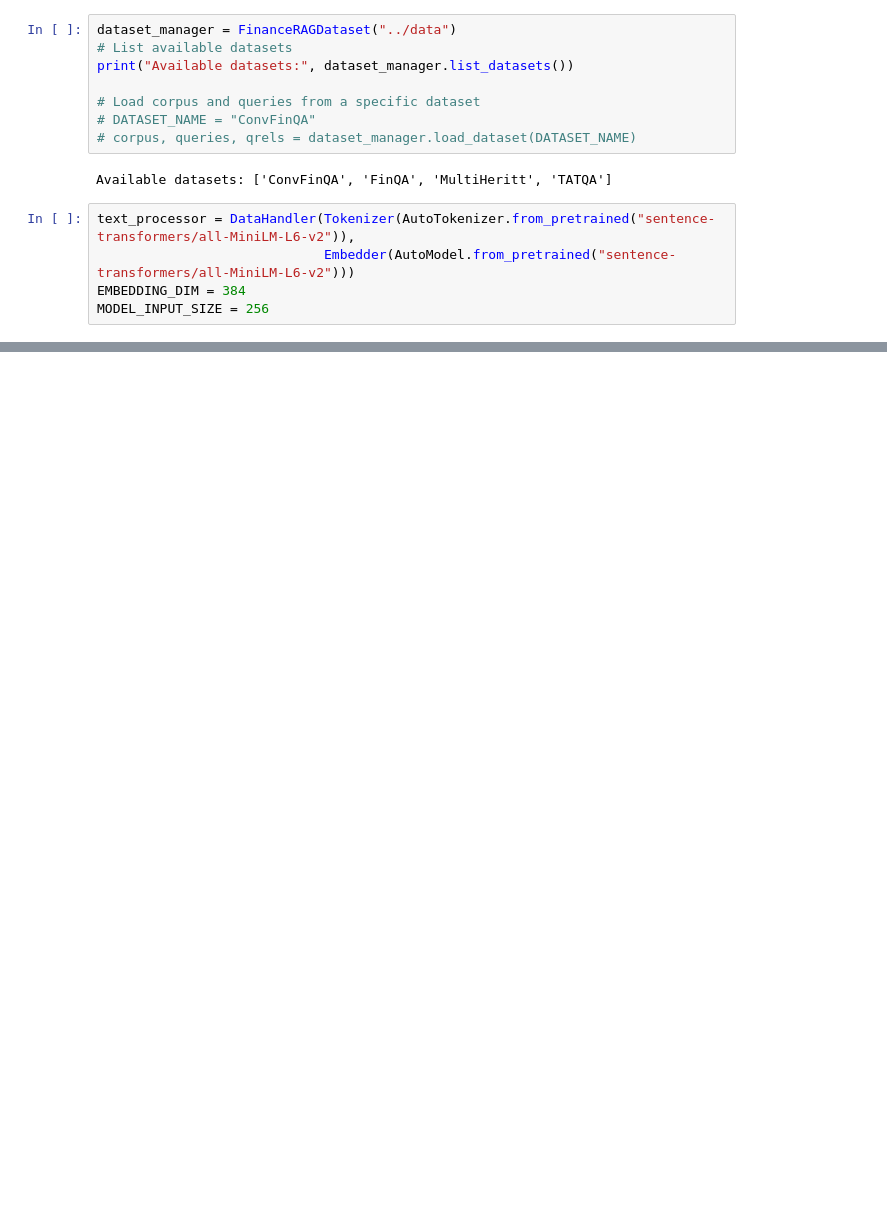
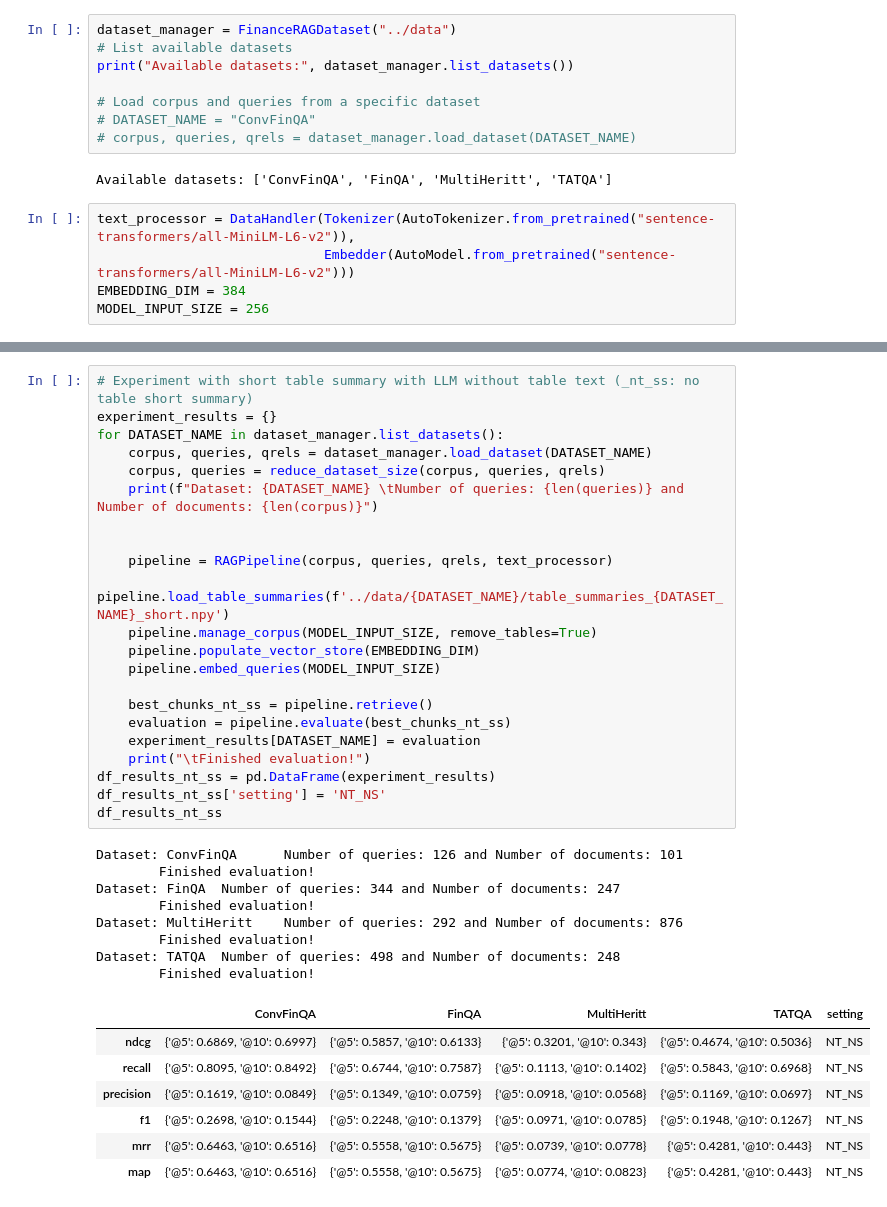
Before and after one commit to alessiocnt/FinanceRag, a Jupyter notebook: src/main.ipynb, the cells around one changed output, grey strips where cells are left out. Cells and saved outputs as stored; diff of their text form; blank space fills up the shorter version.

```diff
--- a/src/main.ipynb
+++ b/src/main.ipynb
@@ -55 +111,39 @@ experiment_results
+# %%
+# Experiment with short table summary with LLM without table text (_nt_ss: no table short summary)
+experiment_results = {}
+for DATASET_NAME in dataset_manager.list_datasets():
+    corpus, queries, qrels = dataset_manager.load_dataset(DATASET_NAME)
+    corpus, queries = reduce_dataset_size(corpus, queries, qrels)
+    print(f"Dataset: {DATASET_NAME} \tNumber of queries: {len(queries)} and Number of documents: {len(corpus)}")
+
+
+    pipeline = RAGPipeline(corpus, queries, qrels, text_processor)
+    pipeline.load_table_summaries(f'../data/{DATASET_NAME}/table_summaries_{DATASET_NAME}_short.npy')
+    pipeline.manage_corpus(MODEL_INPUT_SIZE, remove_tables=True)
+    pipeline.populate_vector_store(EMBEDDING_DIM)
+    pipeline.embed_queries(MODEL_INPUT_SIZE)
+
+    best_chunks_nt_ss = pipeline.retrieve()
+    evaluation = pipeline.evaluate(best_chunks_nt_ss)
+    experiment_results[DATASET_NAME] = evaluation
+    print("\tFinished evaluation!")
+df_results_nt_ss = pd.DataFrame(experiment_results)
+df_results_nt_ss['setting'] = 'NT_NS'
+df_results_nt_ss
+# %% [output]
+Dataset: ConvFinQA      Number of queries: 126 and Number of documents: 101
+        Finished evaluation!
+Dataset: FinQA  Number of queries: 344 and Number of documents: 247
+        Finished evaluation!
+Dataset: MultiHeritt    Number of queries: 292 and Number of documents: 876
+        Finished evaluation!
+Dataset: TATQA  Number of queries: 498 and Number of documents: 248
+        Finished evaluation!
+|  | ConvFinQA | FinQA | MultiHeritt | TATQA | setting |
+| ndcg | {'@5': 0.6869, '@10': 0.6997} | {'@5': 0.5857, '@10': 0.6133} | {'@5': 0.3201, '@10': 0.343} | {'@5': 0.4674, '@10': 0.5036} | NT_NS |
+| recall | {'@5': 0.8095, '@10': 0.8492} | {'@5': 0.6744, '@10': 0.7587} | {'@5': 0.1113, '@10': 0.1402} | {'@5': 0.5843, '@10': 0.6968} | NT_NS |
+| precision | {'@5': 0.1619, '@10': 0.0849} | {'@5': 0.1349, '@10': 0.0759} | {'@5': 0.0918, '@10': 0.0568} | {'@5': 0.1169, '@10': 0.0697} | NT_NS |
+| f1 | {'@5': 0.2698, '@10': 0.1544} | {'@5': 0.2248, '@10': 0.1379} | {'@5': 0.0971, '@10': 0.0785} | {'@5': 0.1948, '@10': 0.1267} | NT_NS |
+| mrr | {'@5': 0.6463, '@10': 0.6516} | {'@5': 0.5558, '@10': 0.5675} | {'@5': 0.0739, '@10': 0.0778} | {'@5': 0.4281, '@10': 0.443} | NT_NS |
+| map | {'@5': 0.6463, '@10': 0.6516} | {'@5': 0.5558, '@10': 0.5675} | {'@5': 0.0774, '@10': 0.0823} | {'@5': 0.4281, '@10': 0.443} | NT_NS |
 # %%
```
Also changed, not shown: parts of 10 cells of this notebook, 2 other files.
